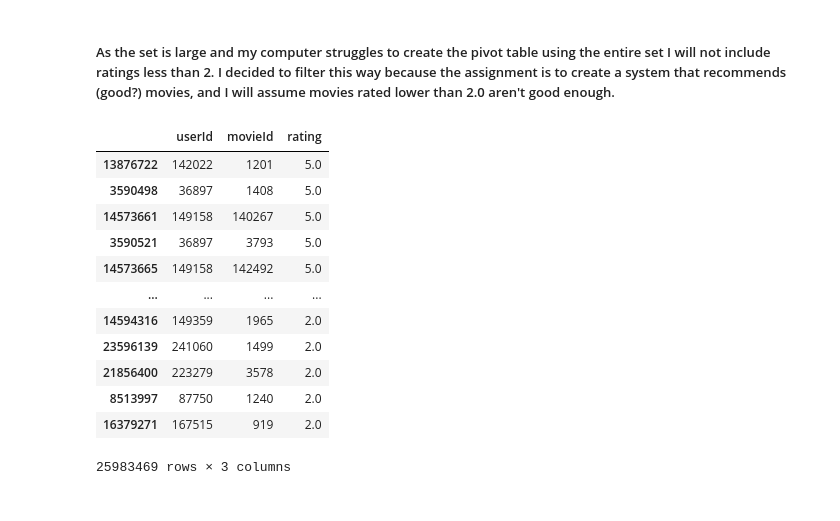
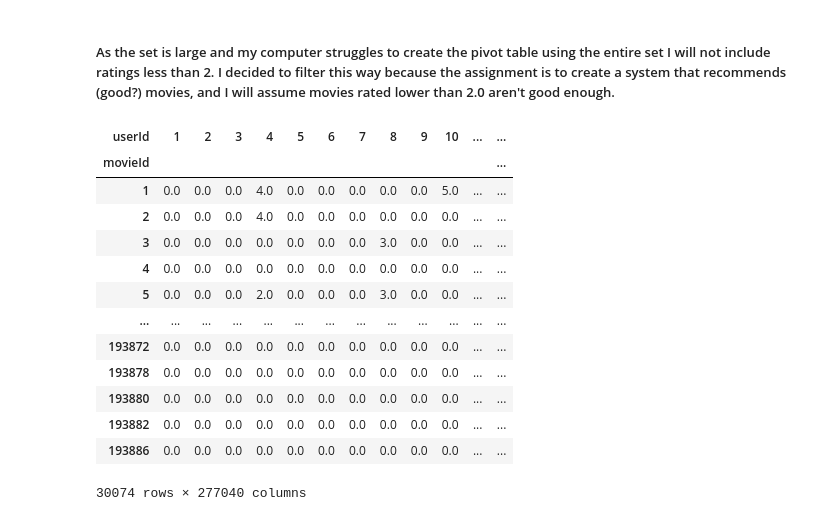
Before and after one commit to SauronGunnars/Machine-learning-Sara-Gunnars, a Jupyter notebook: Lab/movie_recommender_system.ipynb, the cells around one changed output. Drawn from its saved outputs; the diff is of its cells as text; code cells hidden in the pictures.

Commit message:
created pivot table

```diff
--- a/Lab/movie_recommender_system.ipynb
+++ b/Lab/movie_recommender_system.ipynb
@@ -353,3 +354,21 @@ df_ratings.head()
 | 2 | 1 | 1091 | 1.5 |
 | 3 | 1 | 1257 | 4.5 |
 | 4 | 1 | 1449 | 4.5 |
+# %%
+# adding column movie id to df_movies_years
+df_movie_id = df_movies['movieId']
+year_and_movie_id = df_movies_years.join(df_movie_id)
+
+#cleaning new DF
+year_and_movie_id['year'] = year_and_movie_id['year'].str.replace(r'\D+', '')
+#removing movies prior to '95
+year_and_movie_id = year_and_movie_id[year_and_movie_id['year'] > '1994']
+year_and_movie_id= year_and_movie_id[year_and_movie_id['year'] < '2024']
+
+#creating list with movie id's between 1995 - 2024
+id_filtered = []
+for i in year_and_movie_id['movieId']:
+    id_filtered.append(i)
+# %%
+filtered_ratings = df_ratings[df_ratings["movieId"].isin(id_filtered)]
+filtered_ratings
@@ -356,20 +389,21 @@ df_ratings.head()
 # %% [markdown]
 ##### As the set is large and my computer struggles to create the pivot table using the entire set I will not include ratings less than 2. I decided to filter this way because the assignment is to create a system that recommends (good?) movies, and I will assume movies rated lower than 2.0 aren't good enough.
-# %%
-sorted_ratings = df_ratings.sort_values(['rating'], ascending=False)
-good_ratings = sorted_ratings.query("rating > '1.9'")
-good_ratings
-# %% [output]
-|  | userId | movieId | rating |
-| 13876722 | 142022 | 1201 | 5.0 |
-| 3590498 | 36897 | 1408 | 5.0 |
-| 14573661 | 149158 | 140267 | 5.0 |
-| 3590521 | 36897 | 3793 | 5.0 |
-| 14573665 | 149158 | 142492 | 5.0 |
-| ... | ... | ... | ... |
-| 14594316 | 149359 | 1965 | 2.0 |
-| 23596139 | 241060 | 1499 | 2.0 |
-| 21856400 | 223279 | 3578 | 2.0 |
-| 8513997 | 87750 | 1240 | 2.0 |
-| 16379271 | 167515 | 919 | 2.0 |
-25983469 rows × 3 columns
+# %%
+
+pivot_ratings = filtered_ratings.pivot(index= 'movieId', columns= 'userId', values='rating').fillna(0)
+pivot_ratings
+# %% [output]
+| userId | 1 | 2 | 3 | 4 | 5 | 6 | 7 | 8 | 9 | 10 | ... | ... |
+| movieId |  |  |  |  |  |  |  |  |  |  |  | ... |
+| 1 | 0.0 | 0.0 | 0.0 | 4.0 | 0.0 | 0.0 | 0.0 | 0.0 | 0.0 | 5.0 | ... | ... |
+| 2 | 0.0 | 0.0 | 0.0 | 4.0 | 0.0 | 0.0 | 0.0 | 0.0 | 0.0 | 0.0 | ... | ... |
+| 3 | 0.0 | 0.0 | 0.0 | 0.0 | 0.0 | 0.0 | 0.0 | 3.0 | 0.0 | 0.0 | ... | ... |
+| 4 | 0.0 | 0.0 | 0.0 | 0.0 | 0.0 | 0.0 | 0.0 | 0.0 | 0.0 | 0.0 | ... | ... |
+| 5 | 0.0 | 0.0 | 0.0 | 2.0 | 0.0 | 0.0 | 0.0 | 3.0 | 0.0 | 0.0 | ... | ... |
+| ... | ... | ... | ... | ... | ... | ... | ... | ... | ... | ... | ... | ... |
+| 193872 | 0.0 | 0.0 | 0.0 | 0.0 | 0.0 | 0.0 | 0.0 | 0.0 | 0.0 | 0.0 | ... | ... |
+| 193878 | 0.0 | 0.0 | 0.0 | 0.0 | 0.0 | 0.0 | 0.0 | 0.0 | 0.0 | 0.0 | ... | ... |
+| 193880 | 0.0 | 0.0 | 0.0 | 0.0 | 0.0 | 0.0 | 0.0 | 0.0 | 0.0 | 0.0 | ... | ... |
+| 193882 | 0.0 | 0.0 | 0.0 | 0.0 | 0.0 | 0.0 | 0.0 | 0.0 | 0.0 | 0.0 | ... | ... |
+| 193886 | 0.0 | 0.0 | 0.0 | 0.0 | 0.0 | 0.0 | 0.0 | 0.0 | 0.0 | 0.0 | ... | ... |
+30074 rows × 277040 columns
```
Also changed, not shown: parts of 2 cells of this notebook.
